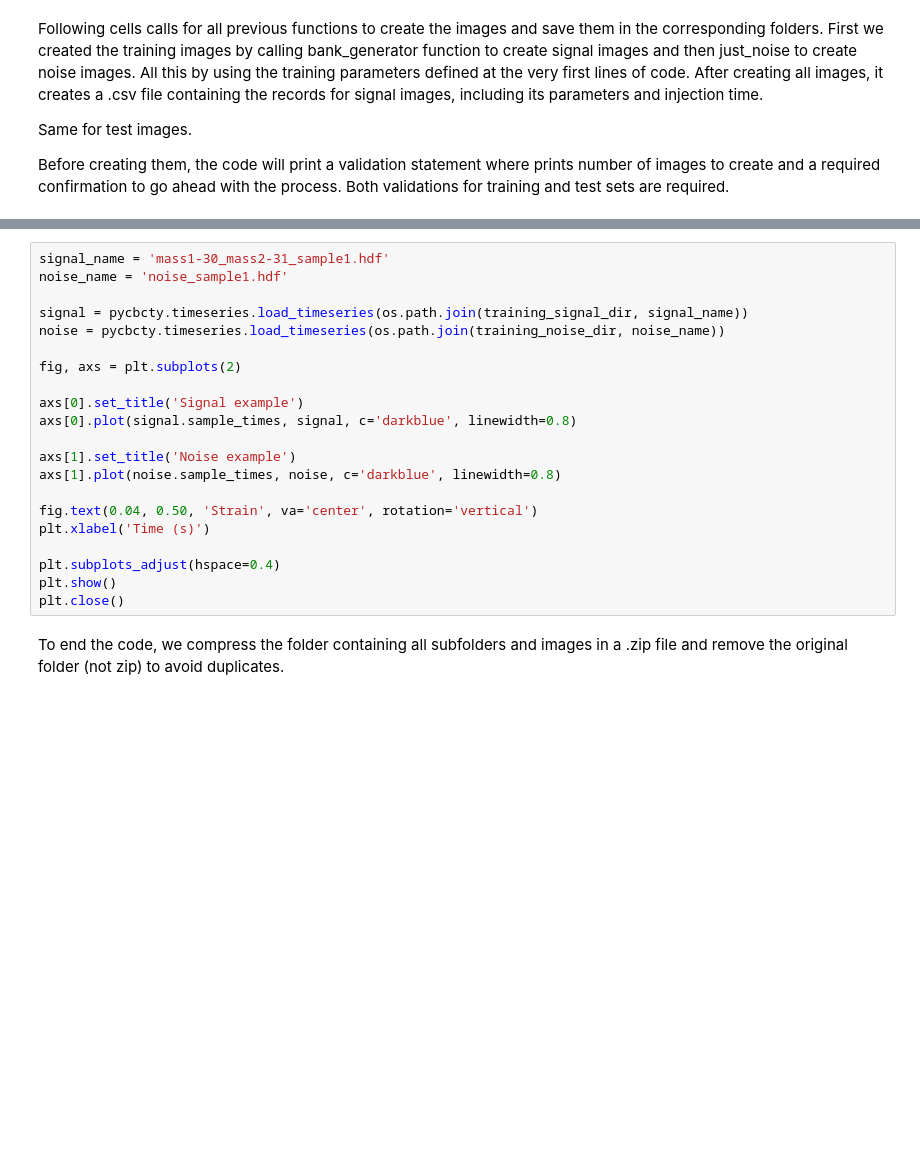
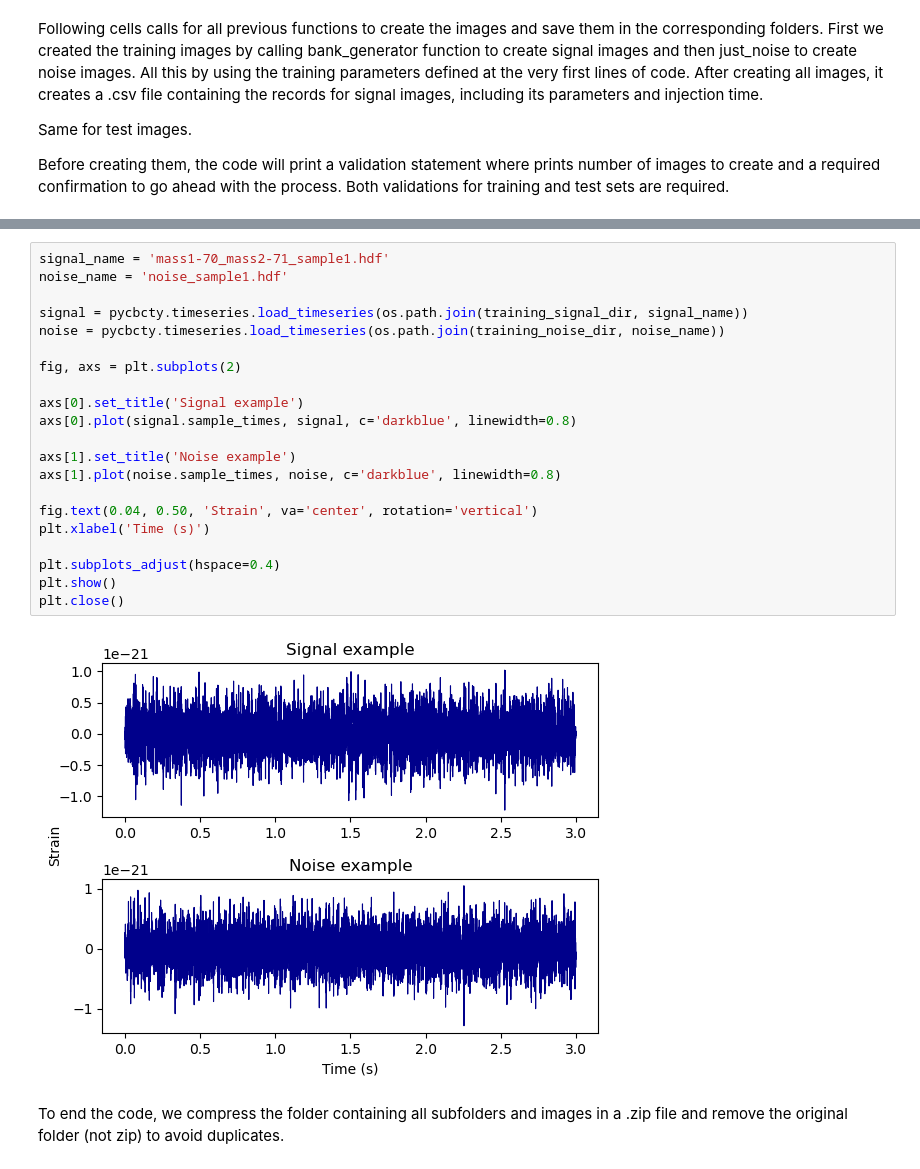
Before and after one commit to gaiavolpi/Thesis, a Jupyter notebook: time_series_generation.ipynb, the cells around one changed output, grey strips where cells are left out. Drawn from its saved outputs; the diff is of its cells as text; blank space fills up the shorter version.

```diff
--- a/time_series_generation.ipynb
+++ b/time_series_generation.ipynb
@@ -365,24 +363,26 @@ Se generarán  7260  TRAINING time series de señal GW. También se generará el
 # %%
-signal_name = 'mass1-30_mass2-31_sample1.hdf'
+signal_name = 'mass1-70_mass2-71_sample1.hdf'
 noise_name = 'noise_sample1.hdf'
 
 signal = pycbcty.timeseries.load_timeseries(os.path.join(training_signal_dir, signal_name))
 noise = pycbcty.timeseries.load_timeseries(os.path.join(training_noise_dir, noise_name))
 
 fig, axs = plt.subplots(2)
 
 axs[0].set_title('Signal example')
 axs[0].plot(signal.sample_times, signal, c='darkblue', linewidth=0.8)
 
 axs[1].set_title('Noise example')
 axs[1].plot(noise.sample_times, noise, c='darkblue', linewidth=0.8)
 
 fig.text(0.04, 0.50, 'Strain', va='center', rotation='vertical')
 plt.xlabel('Time (s)')
 
 plt.subplots_adjust(hspace=0.4)
 plt.show()
 plt.close()
+# %% [output]
+[figure, added]
 # %% [markdown]
 To end the code, we compress the folder containing all subfolders and images in a .zip file and remove the original folder (not zip) to avoid duplicates.
 # %%
```
Also changed, not shown: parts of 3 cells of this notebook, 4 other files.
